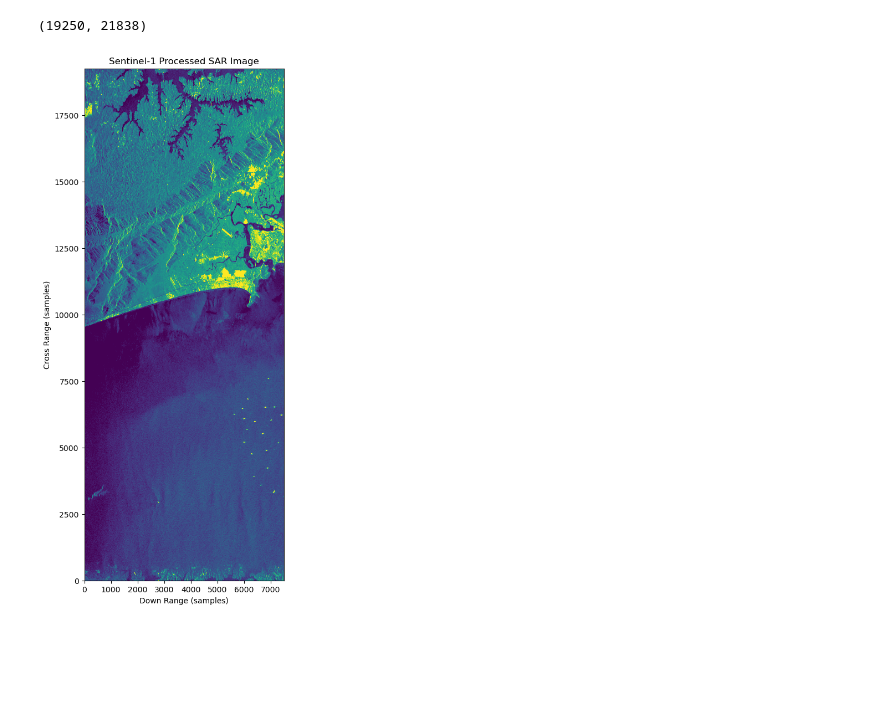
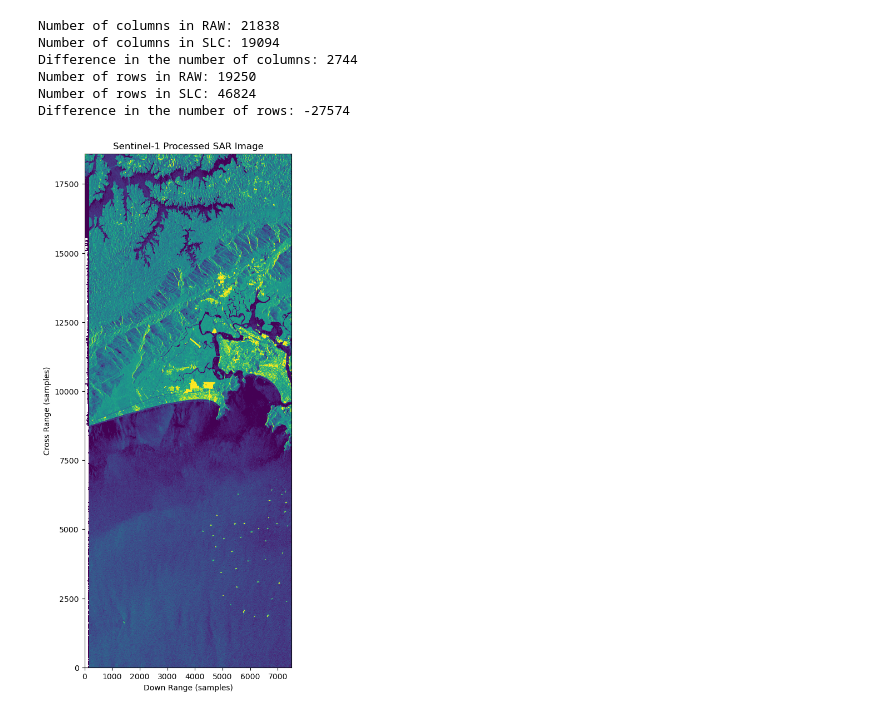
Before and after one commit to sirbastiano/AutoFocusNet, a Jupyter notebook: playground/power_tester.ipynb, the cells around one changed output. Cells and saved outputs as stored; diff of their text form; code cells hidden in the pictures; blank space fills up the shorter version.

```diff
--- a/playground/power_tester.ipynb
+++ b/playground/power_tester.ipynb
@@ -54,12 +9,26 @@ plotta(band1[:20000,:7500])
 # %%
-import pandas as pd
-
-raw_f = pd.read_pickle('/Users/robertodelprete/Desktop/AutoFocusNet/Data/DECODED/s1a-s3-raw-s-hh-20240524t213606-20240524t213631-054018-069139/focused-s1a-s3-raw-s-hh-20240524t213606-20240524t213631-054018-069139.pkl')
+SLC = read_tif(SLC_PATH)
+RAW = pd.read_pickle('/Users/robertodelprete/Desktop/AutoFocusNet/Data/DECODED/s1a-s3-raw-s-hh-20240524t213606-20240524t213631-054018-069139/focused-s1a-s3-raw-s-hh-20240524t213606-20240524t213631-054018-069139.pkl')
-# %%
-raw_f.shape
-# %% [output]
-(19250, 21838)
-# %%
-plotta(raw_f[:,:7500])
-# %% [output]
-[figure, removed]
+# %%
+# Print the number of columns in RAW and SLC
+print("Number of columns in RAW:", RAW.shape[1])
+print("Number of columns in SLC:", SLC.shape[1])
+
+# Calculate and print the difference
+cdifference = RAW.shape[1] - SLC.shape[1]
+print("Difference in the number of columns:", cdifference)
+
+# Print the number of rows in RAW and SLC
+print("Number of rows in RAW:", RAW.shape[0])
+print("Number of rows in SLC:", SLC.shape[0])
+
+# Calculate and print the difference
+rdifference = RAW.shape[0] - SLC.shape[0]
+print("Difference in the number of rows:", rdifference)
+# %% [output]
+Number of columns in RAW: 21838
+Number of columns in SLC: 19094
+Difference in the number of columns: 2744
+Number of rows in RAW: 19250
+Number of rows in SLC: 46824
+Difference in the number of rows: -27574
@@ -65,0 +37,4 @@ plotta(raw_f[:,:7500])
+# %%
+plot_with_cdf(SLC[650:RAW.shape[0],:7500])
+# %% [output]
+[figure, added]
```
Also changed, not shown: parts of 6 cells of this notebook, 15 other files.
